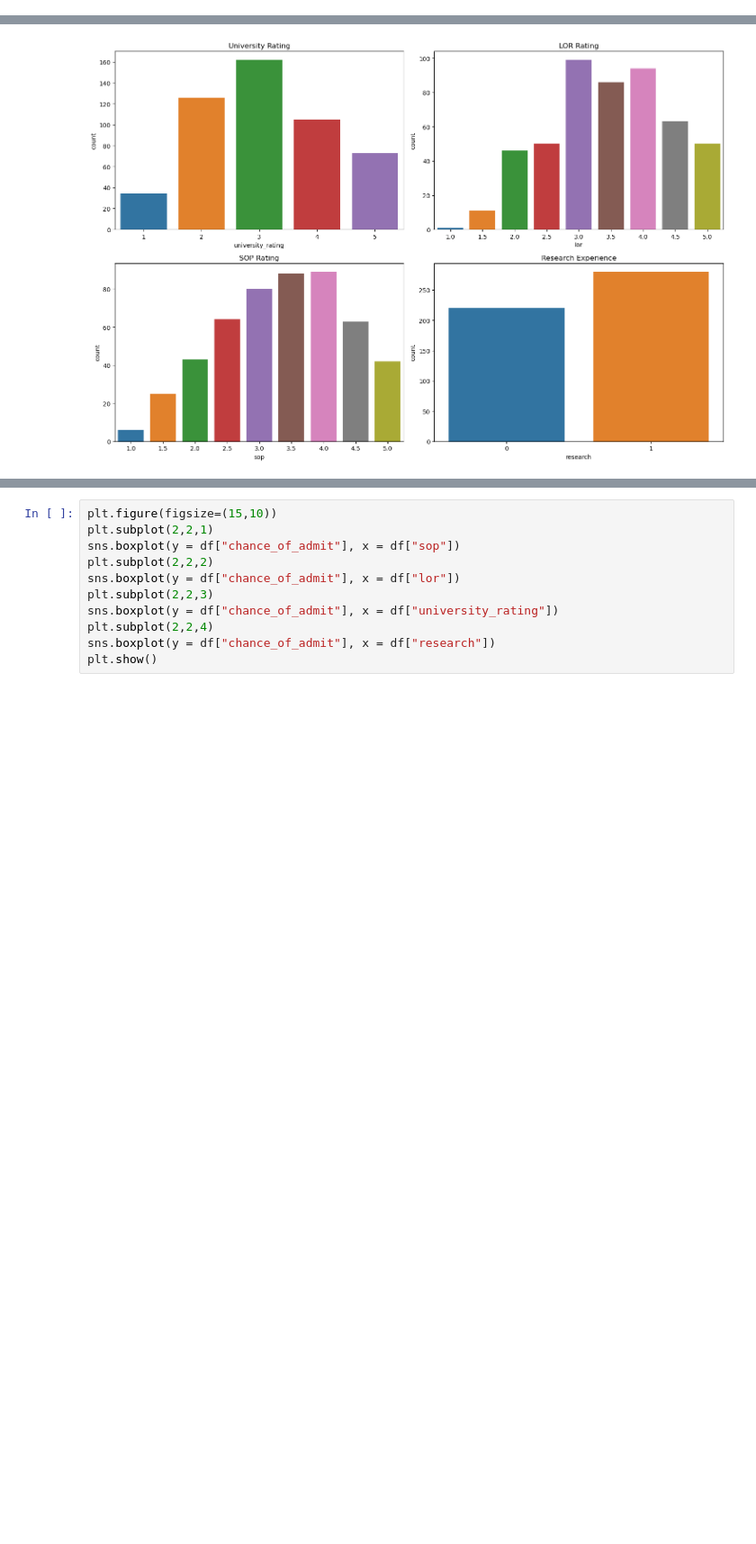
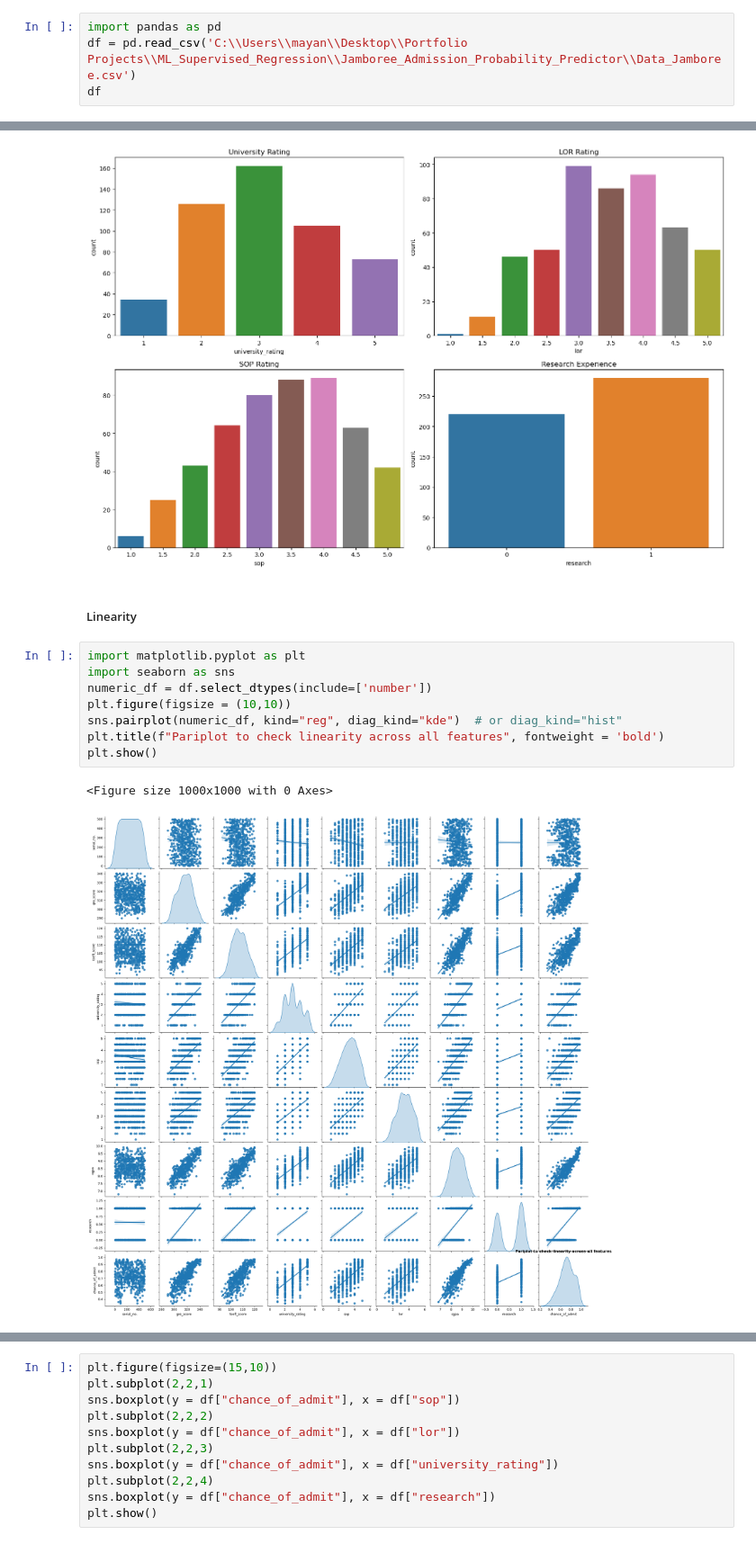
Before and after one commit to mayankjain281/ML_Supervised_Regression, a Jupyter notebook: Jamboree_Admission_Probability_Predictor/Jamboree_Admission_Probability_Predictor.ipynb, the cells around one changed output, grey strips where cells are left out. Shown at 90% size. Cells and saved outputs as stored; diff of their text form; blank space fills up the shorter version.

```diff
--- a/Jamboree_Admission_Probability_Predictor/Jamboree_Admission_Probability_Predictor.ipynb
+++ b/Jamboree_Admission_Probability_Predictor/Jamboree_Admission_Probability_Predictor.ipynb
@@ -306,0 +45,4 @@ plt.show()
+# %%
+import pandas as pd
+df = pd.read_csv('C:\\Users\\mayan\\Desktop\\Portfolio Projects\\ML_Supervised_Regression\\Jamboree_Admission_Probability_Predictor\\Data_Jamboree.csv')
+df
@@ -330,3 +221,16 @@ plt.tight_layout()
 plt.show()
 # %% [output]
 [figure]
+# %% [markdown]
+##### Linearity
+# %%
+import matplotlib.pyplot as plt
+import seaborn as sns
+numeric_df = df.select_dtypes(include=['number'])
+plt.figure(figsize = (10,10))
+sns.pairplot(numeric_df, kind="reg", diag_kind="kde")  # or diag_kind="hist"
+plt.title(f"Pariplot to check linearity across all features", fontweight = 'bold')
+plt.show()
+# %% [output]
+<Figure size 1000x1000 with 0 Axes>
+[figure, added]
```
Also changed, not shown: parts of 130 cells of this notebook.
